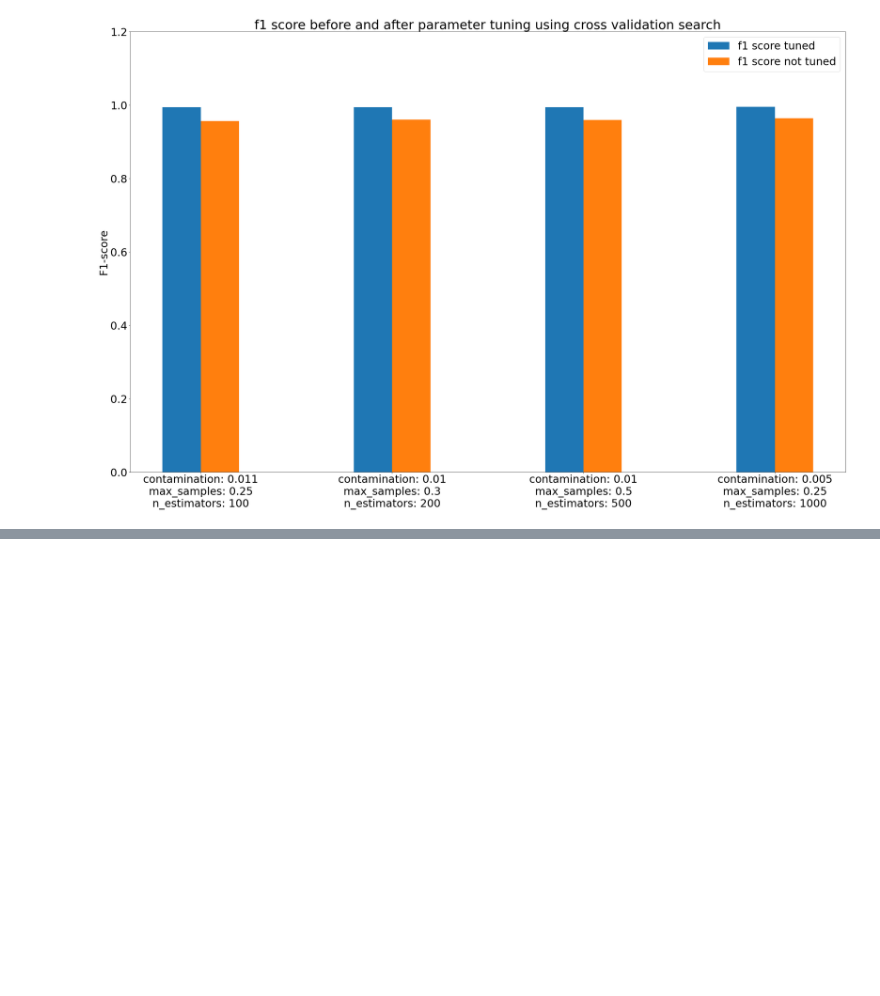
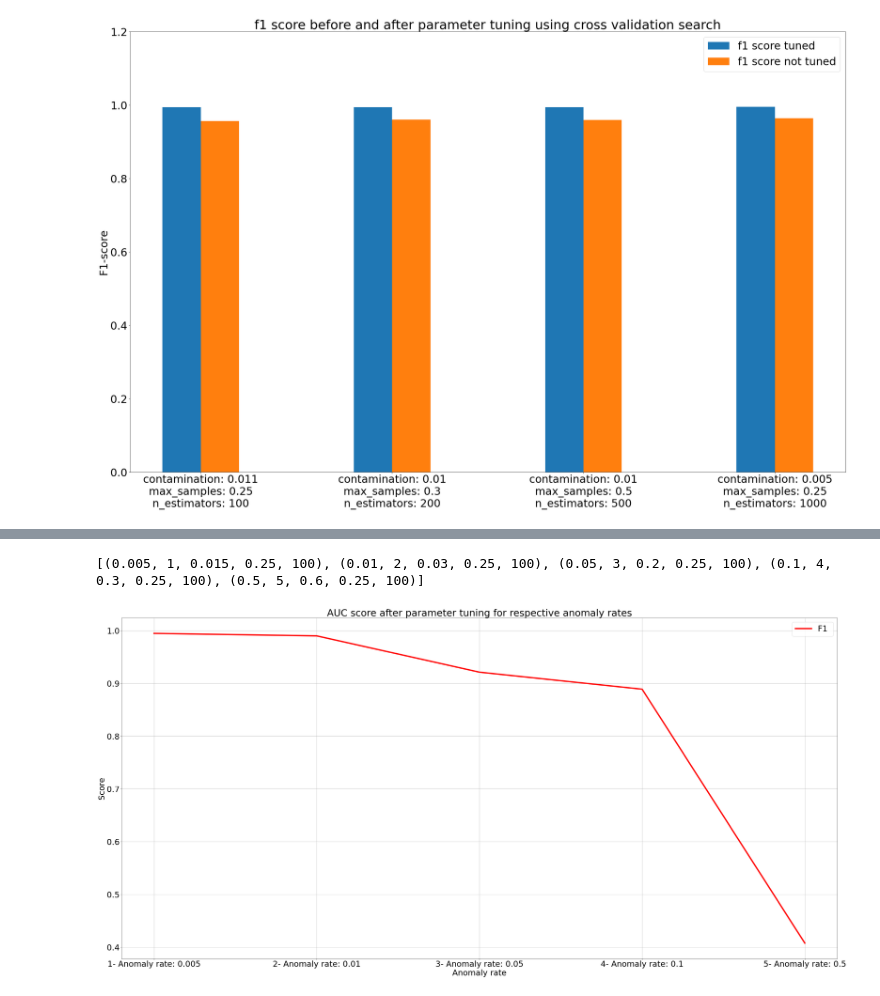
Before and after one commit to Thanhphan1147/kddcup_benchmark, a Jupyter notebook: notebook/Influence of anomaly rate on algorithm's performance.ipynb, the cells around one changed output, grey strips where cells are left out. Saved outputs shown, nothing was run; the diff lists cells and outputs as text; code cells hidden in the pictures; blank space fills up the shorter version.

```diff
--- a/notebook/Influence of anomaly rate on algorithm's performance.ipynb
+++ b/notebook/Influence of anomaly rate on algorithm's performance.ipynb
@@ -718,0 +1108,35 @@ plt.show()
+# %%
+# f1_tuned = [0.9954178136425095, 0.9952542140292294, 0.9953171367636211, 0.9952334249285871]
+
+plt.figure(figsize=(40,20))
+plt.rc('font', size=30)
+plt.title('AUC score after parameter tuning for respective anomaly rates')
+plt.xlabel("Anomaly rate")
+plt.ylabel("Score")
+ax = plt.axes()
+# ax.set_ylim(0.994, 0.996)
+pad = 0.005
+
+print(best_param)
+
+# labels = [f"{i}-{p}" for i,p in enumerate(best_param)]
+labels = [f"{rs}- Anomaly rate: {r}" for r, rs, c, ms, n in best_param]
+colors = {'1': 'r', '2':'b', '3':'c', '4':'y'}
+scorer = 'AUC'
+
+
+# Y_axis = np.array([best_score_1, best_score_2, best_score_3, best_score_4])
+#
+X_axis = np.array(labels)
+
+ax.plot(X_axis, auc_tuned, '-', color=colors['1'],label="%s " % ("F1"), linewidth=5)
+# ax.plot(X_axis, Y_axis_recall, '-', color=colors['2'],label="%s " % ("Recall"), linewidth=5)
+plt.legend(loc="best")
+plt.grid('off')
+plt.tight_layout()
+plt.savefig("IF_graph_AR_v2.png", dpi=100)
+
+plt.show()
+# %% [output]
+[(0.005, 1, 0.015, 0.25, 100), (0.01, 2, 0.03, 0.25, 100), (0.05, 3, 0.2, 0.25, 100), (0.1, 4, 0.3, 0.25, 100), (0.5, 5, 0.6, 0.25, 100)]
+[figure, added]
```
Also changed, not shown: parts of 12 cells of this notebook, 11 other files.
